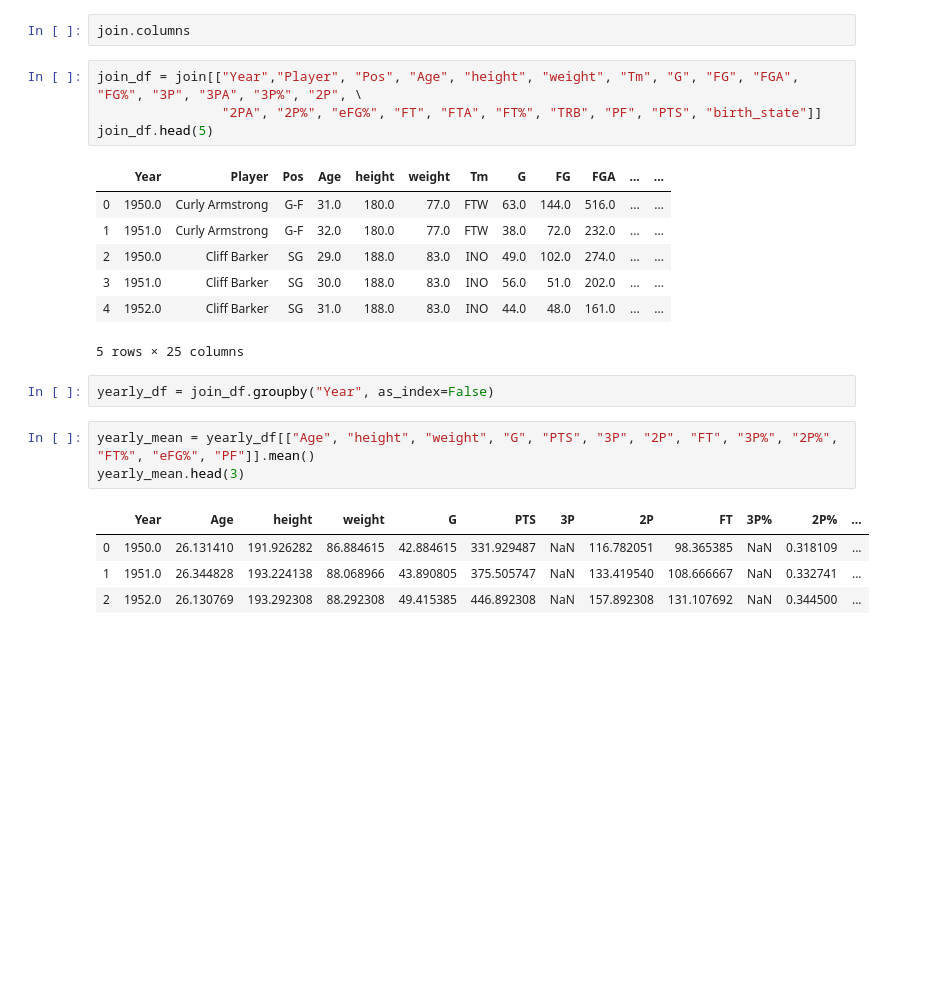
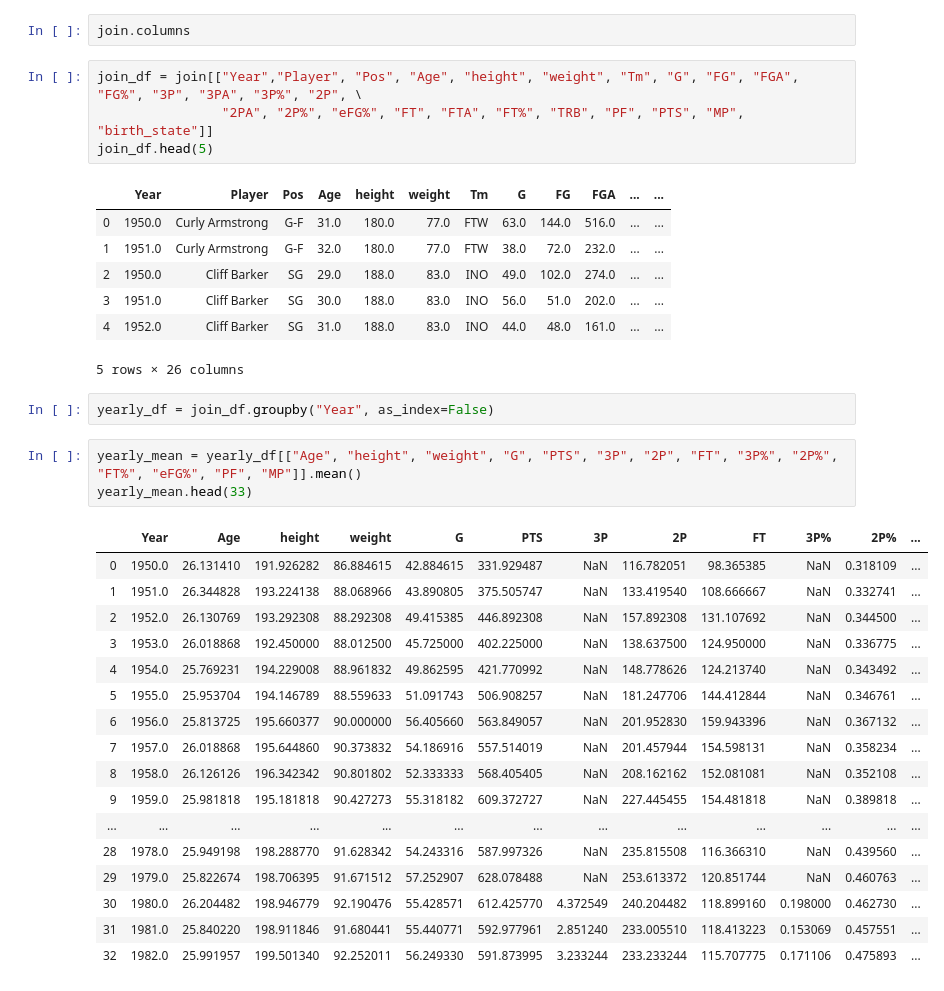
Before and after one commit to ErinMandell/Web-Design-Challenge, a Jupyter notebook: NBA_Seasons_Stats.ipynb, the cells around one changed output. Drawn from its saved outputs; the diff is of its cells as text; blank space fills up the shorter version.

```diff
--- a/NBA_Seasons_Stats.ipynb
+++ b/NBA_Seasons_Stats.ipynb
@@ -34,7 +34,7 @@ join.tail(2)
 join.columns
 # %%
 join_df = join[["Year","Player", "Pos", "Age", "height", "weight", "Tm", "G", "FG", "FGA", "FG%", "3P", "3PA", "3P%", "2P", \
-                "2PA", "2P%", "eFG%", "FT", "FTA", "FT%", "TRB", "PF", "PTS", "birth_state"]]
+                "2PA", "2P%", "eFG%", "FT", "FTA", "FT%", "TRB", "PF", "PTS", "MP", "birth_state"]]
 join_df.head(5)
 # %% [output]
 |  | Year | Player | Pos | Age | height | weight | Tm | G | FG | FGA | ... | ... |
@@ -43,15 +43,28 @@ join_df.head(5)
 | 2 | 1950.0 | Cliff Barker | SG | 29.0 | 188.0 | 83.0 | INO | 49.0 | 102.0 | 274.0 | ... | ... |
 | 3 | 1951.0 | Cliff Barker | SG | 30.0 | 188.0 | 83.0 | INO | 56.0 | 51.0 | 202.0 | ... | ... |
 | 4 | 1952.0 | Cliff Barker | SG | 31.0 | 188.0 | 83.0 | INO | 44.0 | 48.0 | 161.0 | ... | ... |
-5 rows × 25 columns
+5 rows × 26 columns
 # %%
 yearly_df = join_df.groupby("Year", as_index=False)
 # %%
-yearly_mean = yearly_df[["Age", "height", "weight", "G", "PTS", "3P", "2P", "FT", "3P%", "2P%", "FT%", "eFG%", "PF"]].mean()
-yearly_mean.head(3)
+yearly_mean = yearly_df[["Age", "height", "weight", "G", "PTS", "3P", "2P", "FT", "3P%", "2P%", "FT%", "eFG%", "PF", "MP"]].mean()
+yearly_mean.head(33)
 # %% [output]
 |  | Year | Age | height | weight | G | PTS | 3P | 2P | FT | 3P% | 2P% | ... |
 | 0 | 1950.0 | 26.131410 | 191.926282 | 86.884615 | 42.884615 | 331.929487 | NaN | 116.782051 | 98.365385 | NaN | 0.318109 | ... |
 | 1 | 1951.0 | 26.344828 | 193.224138 | 88.068966 | 43.890805 | 375.505747 | NaN | 133.419540 | 108.666667 | NaN | 0.332741 | ... |
 | 2 | 1952.0 | 26.130769 | 193.292308 | 88.292308 | 49.415385 | 446.892308 | NaN | 157.892308 | 131.107692 | NaN | 0.344500 | ... |
+| 3 | 1953.0 | 26.018868 | 192.450000 | 88.012500 | 45.725000 | 402.225000 | NaN | 138.637500 | 124.950000 | NaN | 0.336775 | ... |
+| 4 | 1954.0 | 25.769231 | 194.229008 | 88.961832 | 49.862595 | 421.770992 | NaN | 148.778626 | 124.213740 | NaN | 0.343492 | ... |
+| 5 | 1955.0 | 25.953704 | 194.146789 | 88.559633 | 51.091743 | 506.908257 | NaN | 181.247706 | 144.412844 | NaN | 0.346761 | ... |
+| 6 | 1956.0 | 25.813725 | 195.660377 | 90.000000 | 56.405660 | 563.849057 | NaN | 201.952830 | 159.943396 | NaN | 0.367132 | ... |
+| 7 | 1957.0 | 26.018868 | 195.644860 | 90.373832 | 54.186916 | 557.514019 | NaN | 201.457944 | 154.598131 | NaN | 0.358234 | ... |
+| 8 | 1958.0 | 26.126126 | 196.342342 | 90.801802 | 52.333333 | 568.405405 | NaN | 208.162162 | 152.081081 | NaN | 0.352108 | ... |
+| 9 | 1959.0 | 25.981818 | 195.181818 | 90.427273 | 55.318182 | 609.372727 | NaN | 227.445455 | 154.481818 | NaN | 0.389818 | ... |
+| ... | ... | ... | ... | ... | ... | ... | ... | ... | ... | ... | ... | ... |
+| 28 | 1978.0 | 25.949198 | 198.288770 | 91.628342 | 54.243316 | 587.997326 | NaN | 235.815508 | 116.366310 | NaN | 0.439560 | ... |
+| 29 | 1979.0 | 25.822674 | 198.706395 | 91.671512 | 57.252907 | 628.078488 | NaN | 253.613372 | 120.851744 | NaN | 0.460763 | ... |
+| 30 | 1980.0 | 26.204482 | 198.946779 | 92.190476 | 55.428571 | 612.425770 | 4.372549 | 240.204482 | 118.899160 | 0.198000 | 0.462730 | ... |
+| 31 | 1981.0 | 25.840220 | 198.911846 | 91.680441 | 55.440771 | 592.977961 | 2.851240 | 233.005510 | 118.413223 | 0.153069 | 0.457551 | ... |
+| 32 | 1982.0 | 25.991957 | 199.501340 | 92.252011 | 56.249330 | 591.873995 | 3.233244 | 233.233244 | 115.707775 | 0.171106 | 0.475893 | ... |
 # %%
```
Also changed, not shown: parts of 3 cells of this notebook, 4 other files.
